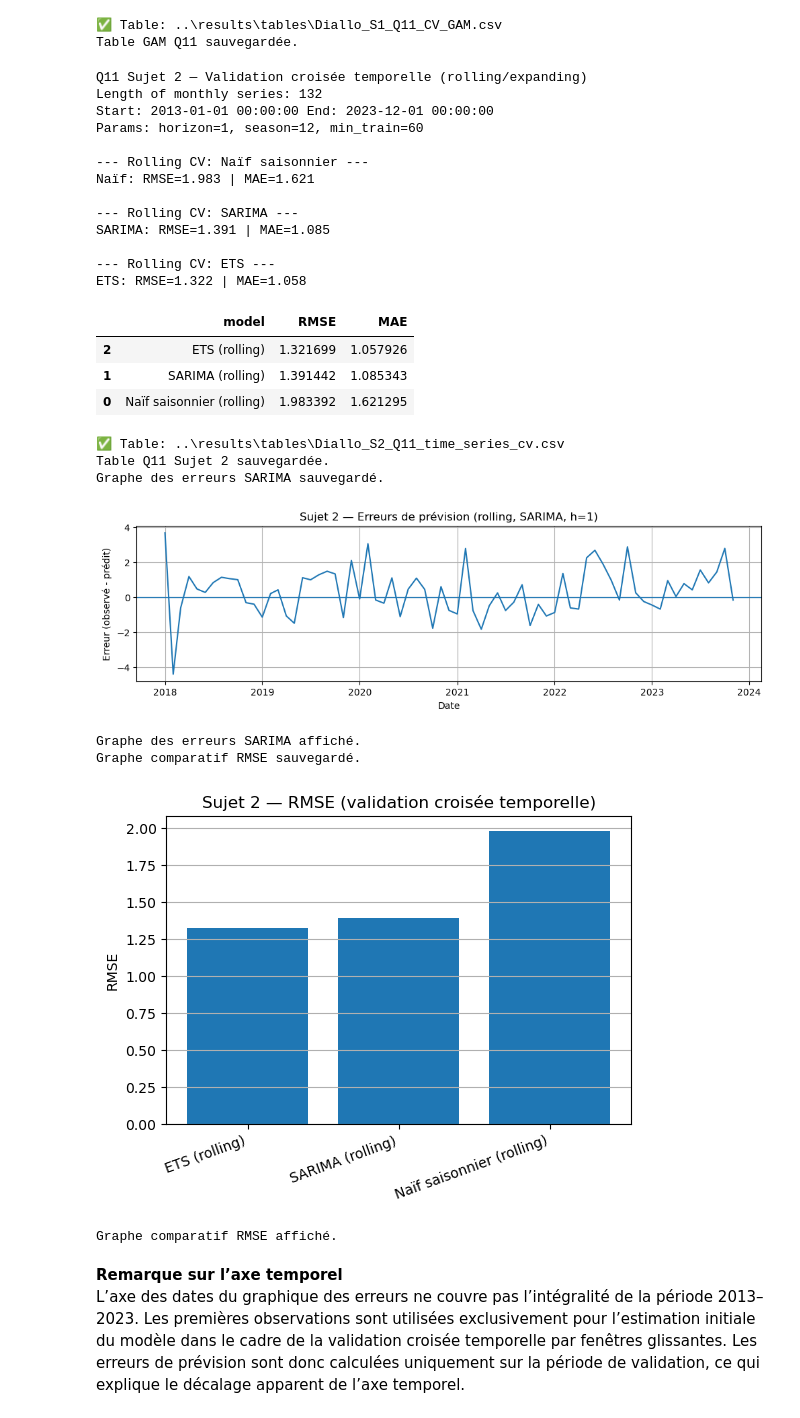
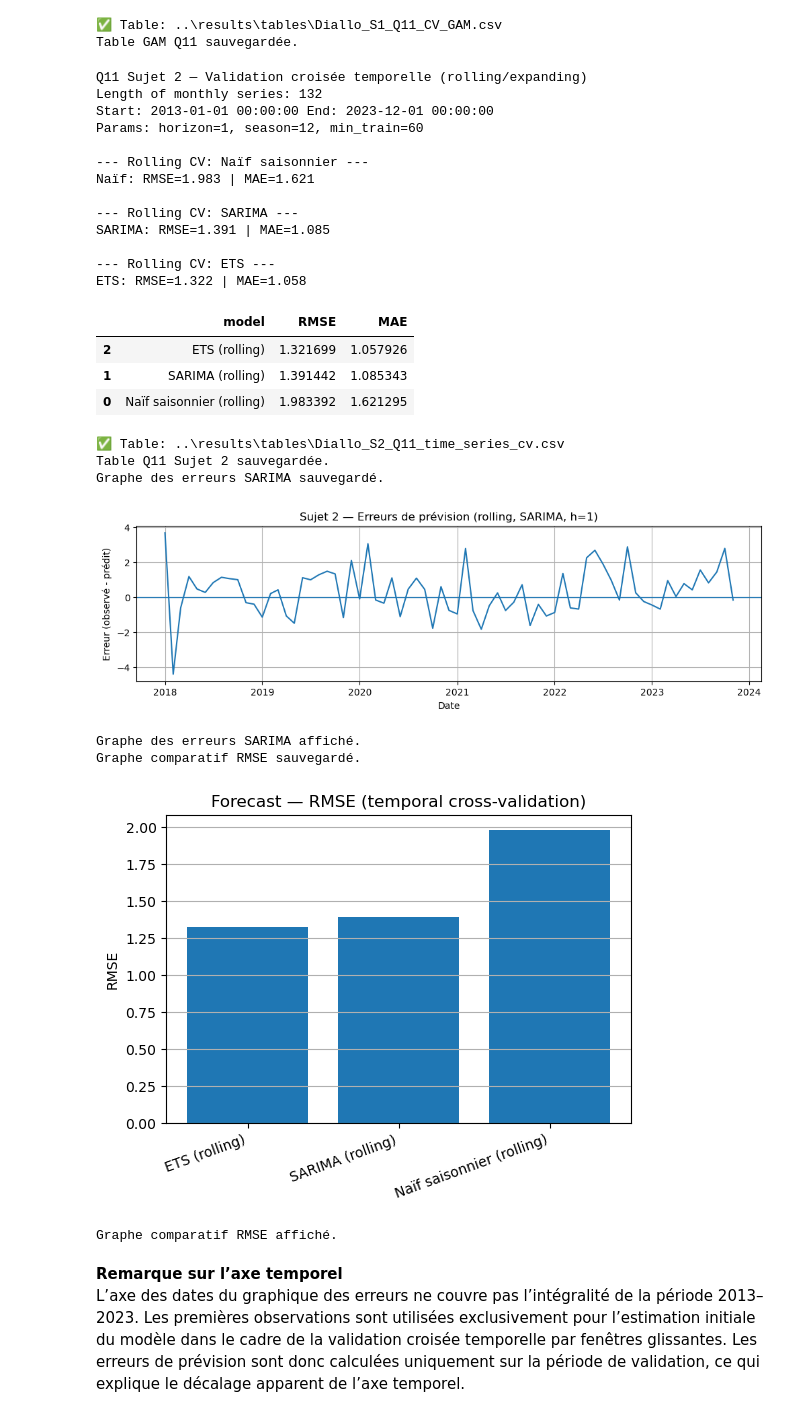
Before and after one commit to Nohalito/Weather-prediction, a Jupyter notebook: notebooks/03.1_Modeling_Diallo.ipynb, the cells around one changed output. Drawn from its saved outputs; the diff is of its cells as text; code cells hidden in the pictures.

```diff
--- a/notebooks/03.1_Modeling_Diallo.ipynb
+++ b/notebooks/03.1_Modeling_Diallo.ipynb
@@ -1676,41 +1678,41 @@ plt.close()
 # --- Graphe comparatif RMSE ---
 plt.figure(figsize=(6,4))
 plt.bar(res_s2_q11["model"], res_s2_q11["RMSE"])
-plt.title("Sujet 2 — RMSE (validation croisée temporelle)")
+plt.title("Forecast — RMSE (temporal cross-validation)")
 plt.ylabel("RMSE")
 plt.xticks(rotation=20, ha="right")
 plt.grid(axis="y")
 plt.savefig('../results/figures/Diallo_S2_Q11_RMSE_comparison.png')
 print("Graphe comparatif RMSE sauvegardé.")
 
 plt.show()
 print("Graphe comparatif RMSE affiché.")
 plt.close()
 # %% [output]
 Q11 Sujet 2 — Validation croisée temporelle (rolling/expanding)
 Length of monthly series: 132
 Start: 2013-01-01 00:00:00 End: 2023-12-01 00:00:00
 Params: horizon=1, season=12, min_train=60
 
 --- Rolling CV: Naïf saisonnier ---
 Naïf: RMSE=1.983 | MAE=1.621
 
 --- Rolling CV: SARIMA ---
 SARIMA: RMSE=1.391 | MAE=1.085
 
 --- Rolling CV: ETS ---
 ETS: RMSE=1.322 | MAE=1.058
 |  | model | RMSE | MAE |
 | 2 | ETS (rolling) | 1.321699 | 1.057926 |
 | 1 | SARIMA (rolling) | 1.391442 | 1.085343 |
 | 0 | Naïf saisonnier (rolling) | 1.983392 | 1.621295 |
 ✅ Table: ..\results\tables\Diallo_S2_Q11_time_series_cv.csv
 Table Q11 Sujet 2 sauvegardée.
 Graphe des erreurs SARIMA sauvegardé.
 [figure]
 Graphe des erreurs SARIMA affiché.
 Graphe comparatif RMSE sauvegardé.
-[figure, old version]
+[figure, new version]
 Graphe comparatif RMSE affiché.
 # %% [markdown]
 **Remarque sur l’axe temporel**
```
Also changed, not shown: parts of 7 cells of this notebook, 7 other files.
